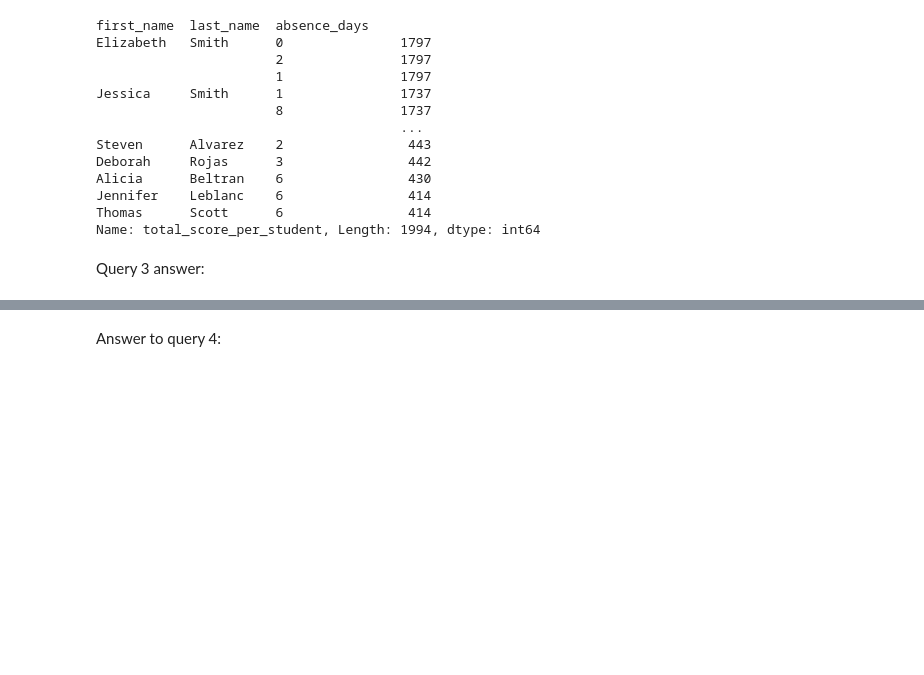
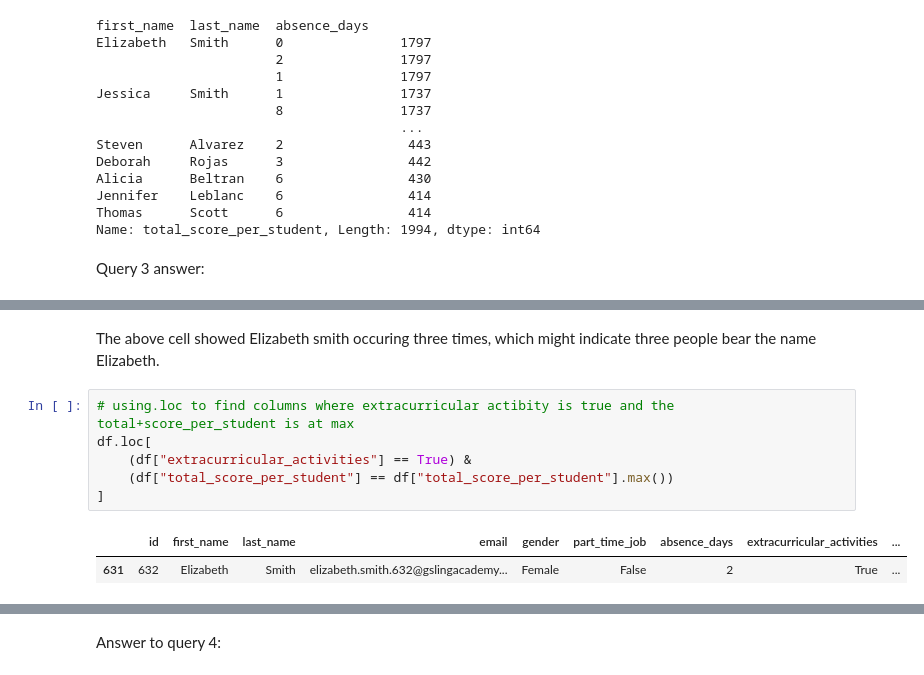
Before and after one commit to Data-Epic/data-wrangling-ogechukwu-okoli, a Jupyter notebook: task-3/Students-performance-Ogechukwu-Okoli.ipynb, the cells around one changed output, grey strips where cells are left out. Drawn from its saved outputs; the diff is of its cells as text; blank space fills up the shorter version.

```diff
--- a/task-3/Students-performance-Ogechukwu-Okoli.ipynb
+++ b/task-3/Students-performance-Ogechukwu-Okoli.ipynb
@@ -488,3 +496,14 @@ df.loc[(df["total_score_per_student"] == df["total_score_per_student"].max())]
 | 631 | 632 | Elizabeth | Smith | elizabeth.smith.632@gslingacademy... | Female | False | 2 | True | ... |
 | 893 | 894 | Elizabeth | Smith | elizabeth.smith.894@gslingacademy... | Female | False | 1 | False | ... |
 | 1307 | 1308 | Elizabeth | Smith | elizabeth.smith.1308@gslingacadem... | Female | False | 0 | False | ... |
+# %% [markdown]
+The above cell showed Elizabeth smith occuring three times, which might indicate three people bear the name Elizabeth.
+# %%
+# using.loc to find columns where extracurricular actibity is true and the total+score_per_student is at max
+df.loc[
+    (df["extracurricular_activities"] == True) &
+    (df["total_score_per_student"] == df["total_score_per_student"].max())
+]
+# %% [output]
+|  | id | first_name | last_name | email | gender | part_time_job | absence_days | extracurricular_activities | ... |
+| 631 | 632 | Elizabeth | Smith | elizabeth.smith.632@gslingacademy... | Female | False | 2 | True | ... |
```
Also changed, not shown: parts of 22 cells of this notebook.
